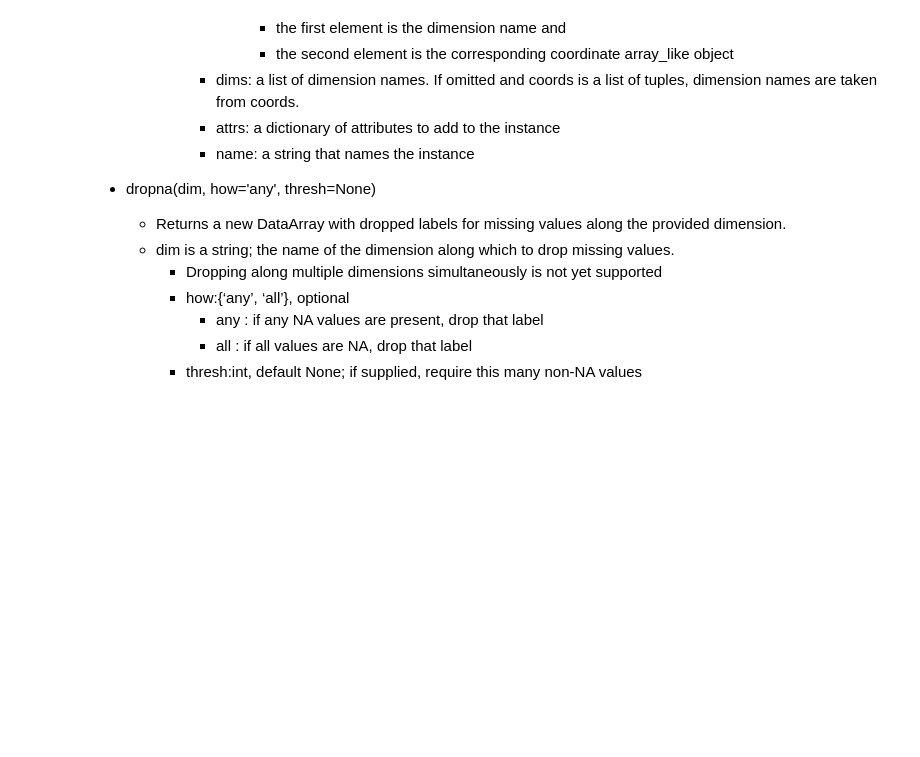
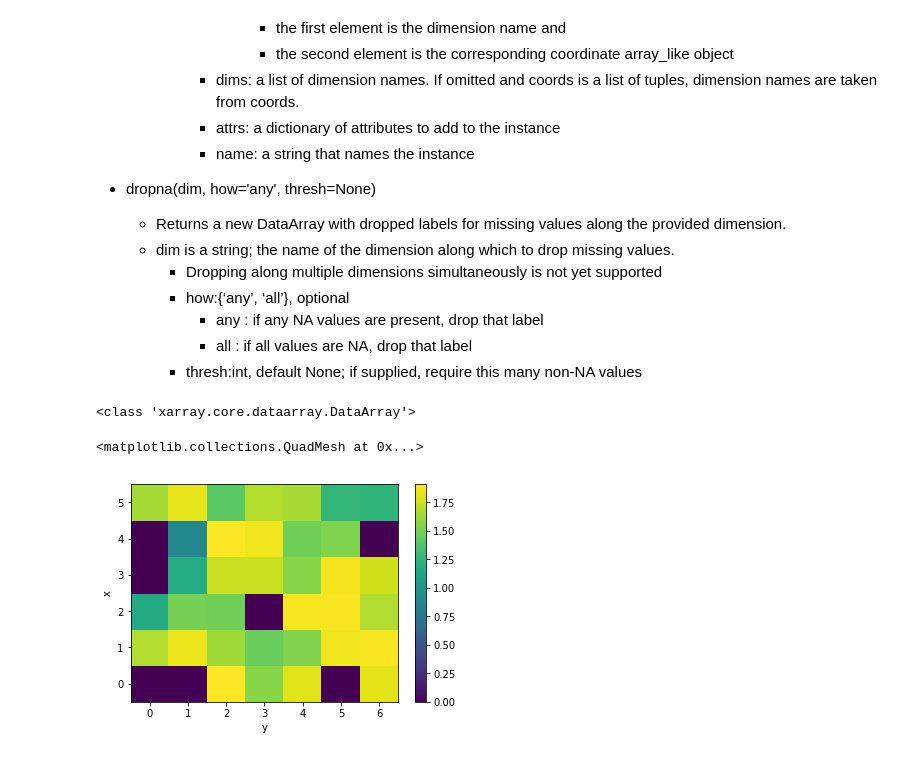
Before and after one commit to pangeo-data/cmr, a Jupyter notebook: golive_learn.ipynb, the cells around one changed output. Cells and saved outputs as stored; diff of their text form; code cells hidden in the pictures; blank space fills up the shorter version.

```diff
--- a/golive_learn.ipynb
+++ b/golive_learn.ipynb
@@ -842,3 +842,77 @@ NameError: name 'vv' is not defined
       - any : if any NA values are present, drop that label
       - all : if all values are NA, drop that label
      - thresh:int, default None; if supplied, require this many non-NA values
+# %%
+# Let's do a 2D array with a 3rd time axis and go for fits in that axis
+nt = 10                                # Ten elements in the time dimension
+nx = 6                                 #     Six in the x
+ny = 7                                 #     Seven in the y
+images = np.ones([ny,nx,nt])           # A 3D numpy array of ones: Fast index is time (10), slow is y (7)
+values = np.arange(0., nt*2., 2.)      # A list[] of floats 0., 2., ..., 18.
+# print(values) gives us 0., 2., ..., 18.
+
+noise = np.random.random([ny,nx,nt])   # A 3D numpy array of uniform random values on [0., 1.]
+                                       #   which would be indexed via [a, b, c]; not [a][b][c]
+# print(noise)
+
+cubeStart = images*values              # A 3D numpy array where the fast index (time) goes 0, 1, ..., 9
+                                       #   This uses 'broadcast multiplication' element-by-element along
+                                       #   the fast (right-most) index. What if values[] has length nx or ny?
+                                       #   Answer: This is no good, won't work. The broadcast list must match
+                                       #   the fast index in length.
+cubeNext = cubeStart + noise           # Element-by-element addition of the [0, 1] noise tensor
+cube = cubeNext.T                      # .T is Transpose: Now the fast index is time, then follows x, then y
+
+# print(cube.shape) gives (10,6,7)
+
+nNans = 6*7*7
+for i in range(nNans):
+    i1 = ri(0, 9)
+    i2 = ri(0, 5)
+    i3 = ri(0, 6)
+    cube[i1, i2, i3] = np.nan
+
+# counter = np.zeros([6, 7])
+# for i in range(7):
+#     for j in range(6):
+#         c = 0.
+#         for k in range(10):
+#             # print(cube[k,j,i]) prints values or occasional nans
+#             if np.isnan(cube[k,j,i]): c += 1.
+#         counter[j, i] = c
+# print(counter)
+
+dacube = xr.DataArray(cube, name='cubedata', coords=[('time', range(10)),('x',range(6)),('y',range(7))])
+
+def _calc_slope(x, y):
+    '''wrapper that returns the slop from a linear regression fit of x and y'''
+    # return stats.linregress(x, y)[0]  # extract slope only
+    # print(len(x), '     ', x, '    ', y)
+    # print(x, y)
+    idx = np.isfinite(y)
+    # nFalse = np.size(idx) - np.count_nonzero(idx)
+    if np.count_nonzero(idx) < 4: return 0.
+    y_medianfilter = mf(y[idx], kernel_size=3);
+    return np.polyfit(x[idx], y_medianfilter, 1)[0]
+
+def linear_trend(obj):
+    # time_nums = xr.DataArray(obj['time'].values.astype(np.float),
+    #                          dims='time',
+    #                          coords={'time': obj['time']},
+    #                          name='time_nums')
+    trend = xr.apply_ufunc(_calc_slope, obj.time, obj,
+                           vectorize=True,
+                           input_core_dims=[['time'], ['time']],
+                           output_core_dims=[[]],
+                           output_dtypes=[np.float],
+                           dask='parallelized')
+    return trend
+
+# lt = linear_trend(dacube.dropna('time'))
+lt = linear_trend(dacube)
+print(type(lt))
+lt.plot()
+# %% [output]
+<class 'xarray.core.dataarray.DataArray'>
+<matplotlib.collections.QuadMesh at 0x...>
+[figure, added]
```
Also changed, not shown: parts of 1 cell of this notebook.
